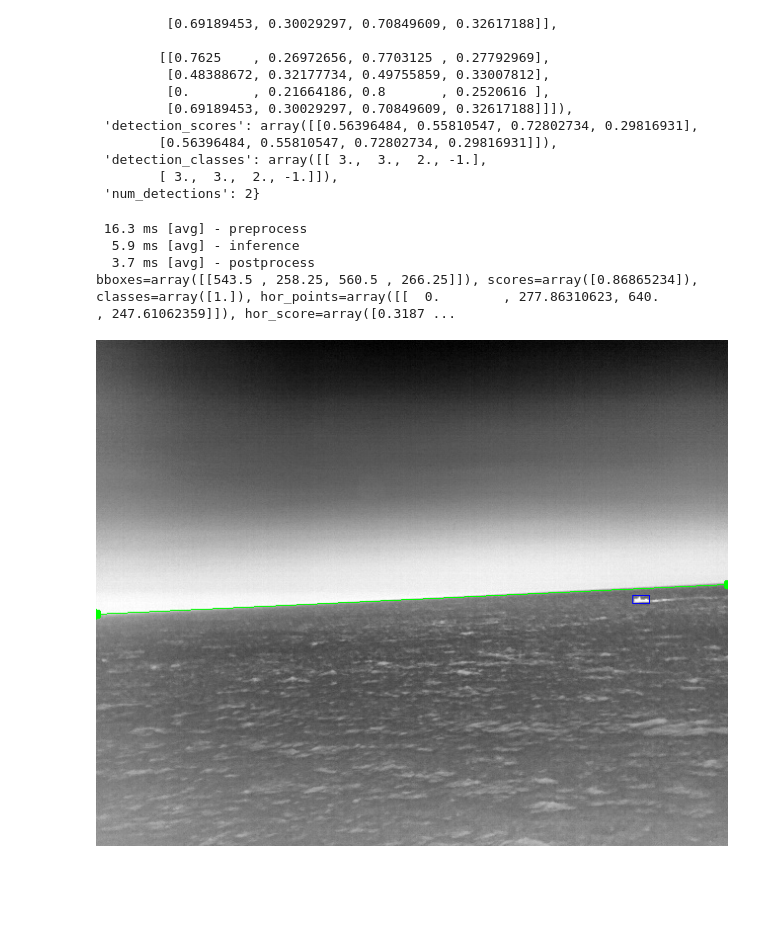
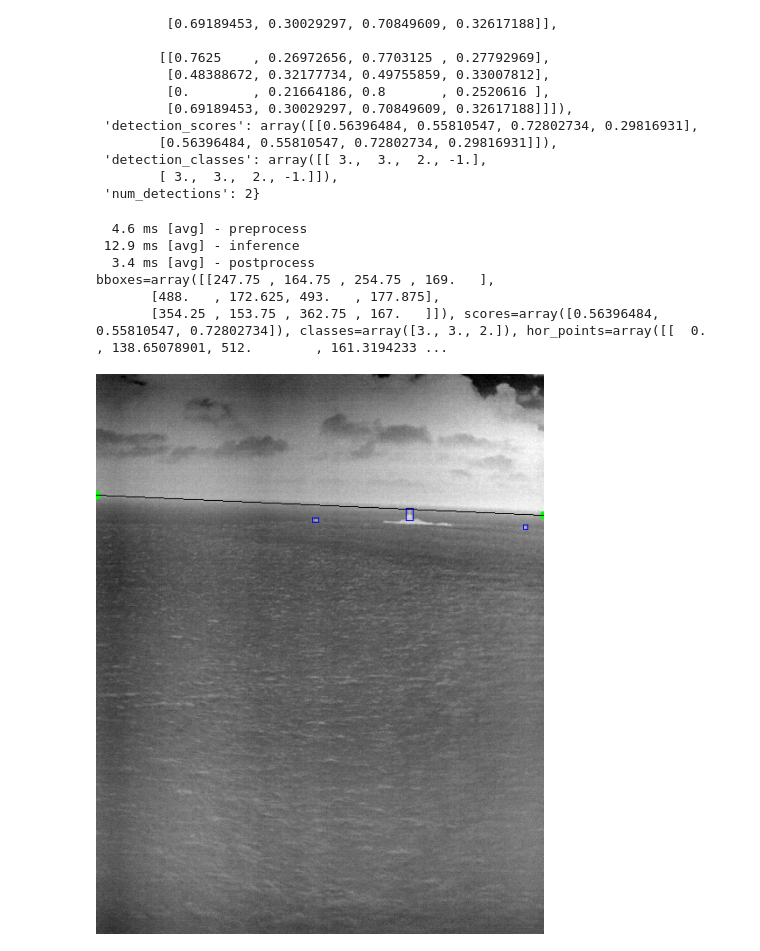
Before and after one commit to BSB-Group/yolov5, a Jupyter notebook: hybrids/ahoy_trt.ipynb, the cells around one changed output. Cells and saved outputs as stored; diff of their text form; code cells hidden in the pictures; blank space fills up the shorter version.

```diff
--- a/hybrids/ahoy_trt.ipynb
+++ b/hybrids/ahoy_trt.ipynb
@@ -36,38 +36,42 @@ ahoy.detect(image, output_mode="tf")
         [ 3.,  3.,  2., -1.]]),
  'num_detections': 2}
 # %%
+from urllib.request import urlopen
 import numpy as np
 from PIL import Image
 from utils.horizon import draw_horizon, draw_bboxes
 
-image = np.array(Image.open("../examples/example_2_IR.jpg").convert('RGB'))
-image = np.stack([image, image], axis=0)  # stack to simulate batch_size=2
+url = "https://github.com/SEA-AI/.github/blob/main/assets/example_1_IR.jpg?raw=true"
+image = np.array(Image.open(urlopen(url)).convert('RGB'))
+image = np.stack([image for _ in range(ahoy.model.input_bs)], axis=0)
 
 ahoy(image, conf_thresh=0.147, iou_thresh=0.1)  # warmup
 n = 100
 for i in range(n):
     preds = ahoy(image, conf_thresh=0.147, iou_thresh=0.1)[0]
 
 # print average times
 for name, profile in ahoy.profiles.items():
     print(f"{profile.t / n * 1E3:>5.1f} ms [avg] - {name}")
 
 bboxes = preds[:, :4] # x1, y1, x2, y2
 scores = preds[:, 4] # scores (probabilities)
 classes = preds[:, 5] # indices of classes
 hor_points, hor_score = bboxes[classes == -1], scores[classes == -1]
 bboxes, scores, classes = bboxes[classes != -1], scores[classes != -1], classes[classes != -1]
 print(f"{bboxes=}, {scores=}, {classes=}, {hor_points=}, {hor_score=}")
 
 I = image[0]
 dets = np.hstack((bboxes, scores[:, np.newaxis], classes[:, np.newaxis]))
 I = draw_bboxes(I, dets, color=(0, 0, 255), thickness=1)
-I = draw_horizon(I, keypoints=hor_points.reshape(-1, 2), color=(0, 255, 0), diameter=1)
+I = draw_horizon(I, keypoints=hor_points.reshape(-1, 2), color=(0, 0, 0), diameter=1)
 I = Image.fromarray(I)
 I  # .reduce(2) if I.width >= 1024 else I
 # %% [output]
- 16.3 ms [avg] - preprocess
-  5.9 ms [avg] - inference
-  3.7 ms [avg] - postprocess
-bboxes=array([[543.5 , 258.25, 560.5 , 266.25]]), scores=array([0.86865234]), classes=array([1.]), hor_points=array([[  0.        , 277.86310623, 640.        , 247.61062359]]), hor_score=array([0.3187 ...
+  4.6 ms [avg] - preprocess
+ 12.9 ms [avg] - inference
+  3.4 ms [avg] - postprocess
+bboxes=array([[247.75 , 164.75 , 254.75 , 169.   ],
+       [488.   , 172.625, 493.   , 177.875],
+       [354.25 , 153.75 , 362.75 , 167.   ]]), scores=array([0.56396484, 0.55810547, 0.72802734]), classes=array([3., 3., 2.]), hor_points=array([[  0.        , 138.65078901, 512.        , 161.3194233 ...
-[figure, old version]
+[figure, new version]
```
Also changed, not shown: parts of 1 cell of this notebook, 5 other files.
